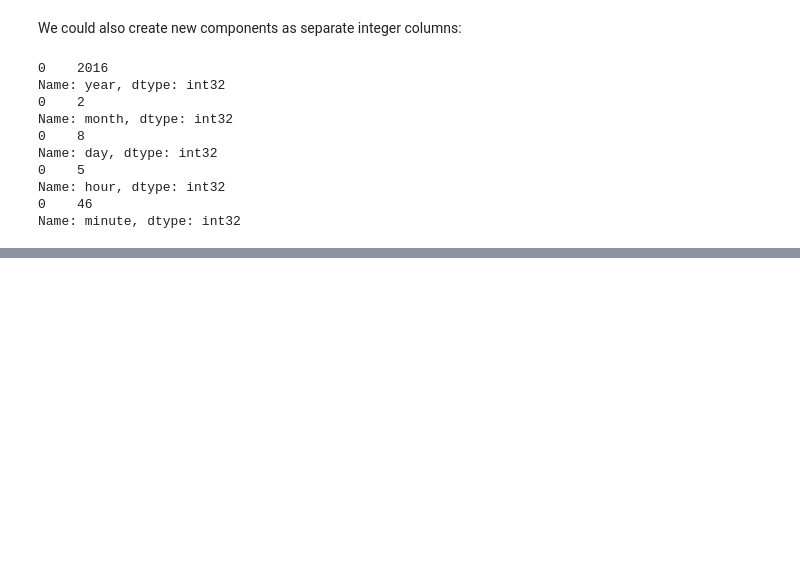
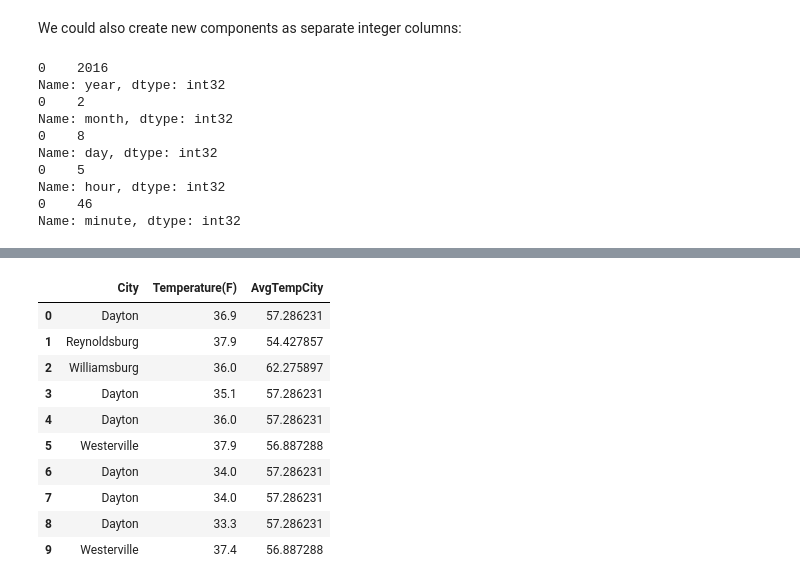
Before and after one commit to casarude/feature-engineering, a Jupyter notebook: Feature Engineering - Creating Features.ipynb, the cells around one changed output, grey strips where cells are left out. Cells and saved outputs as stored; diff of their text form; code cells hidden in the pictures; blank space fills up the shorter version.

```diff
--- a/Feature Engineering - Creating Features.ipynb
+++ b/Feature Engineering - Creating Features.ipynb
@@ -257,0 +266,20 @@ Name: minute, dtype: int32
+# %%
+accidents["AvgTempCity"] = (
+    accidents.groupby("City")  # for each state
+    ["Temperature(F)"]                 # select the income
+    .transform("mean")         # and compute its mean
+)
+
+accidents[["City", "Temperature(F)", "AvgTempCity"]].head(10)
+# %% [output]
+|  | City | Temperature(F) | AvgTempCity |
+| 0 | Dayton | 36.9 | 57.286231 |
+| 1 | Reynoldsburg | 37.9 | 54.427857 |
+| 2 | Williamsburg | 36.0 | 62.275897 |
+| 3 | Dayton | 35.1 | 57.286231 |
+| 4 | Dayton | 36.0 | 57.286231 |
+| 5 | Westerville | 37.9 | 56.887288 |
+| 6 | Dayton | 34.0 | 57.286231 |
+| 7 | Dayton | 34.0 | 57.286231 |
+| 8 | Dayton | 33.3 | 57.286231 |
+| 9 | Westerville | 37.4 | 56.887288 |
```
Also changed, not shown: parts of 10 cells of this notebook.
